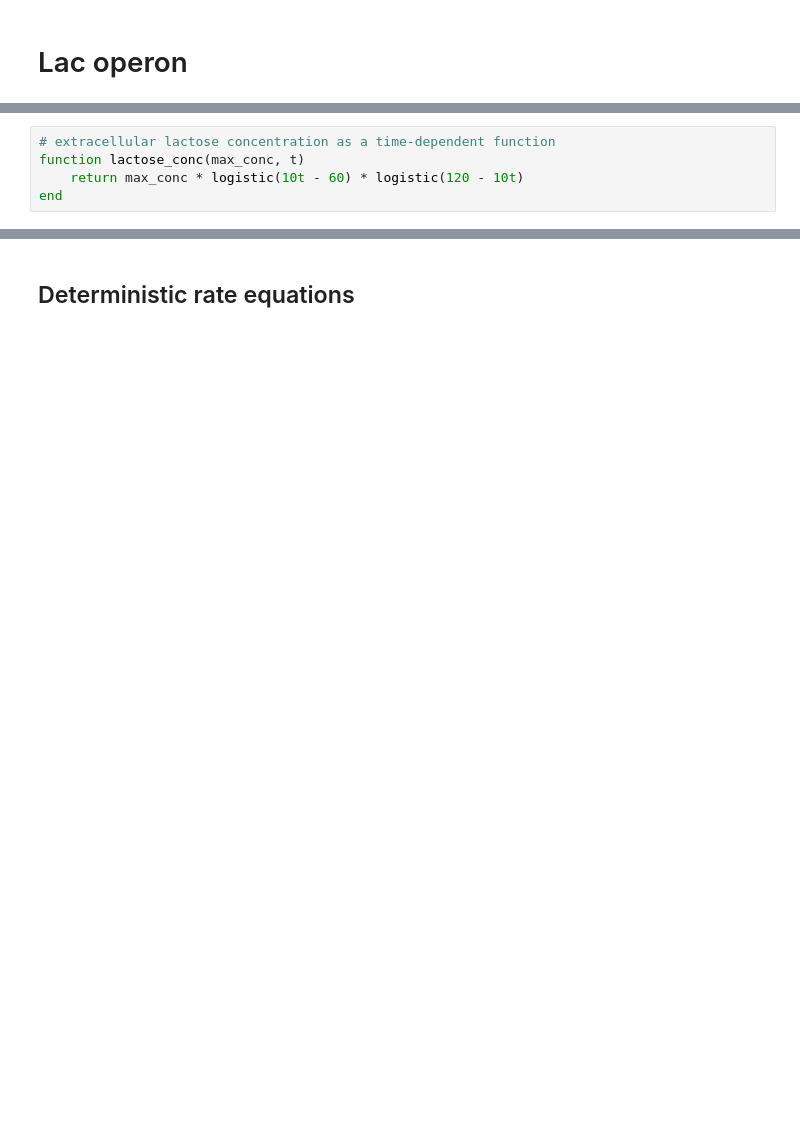
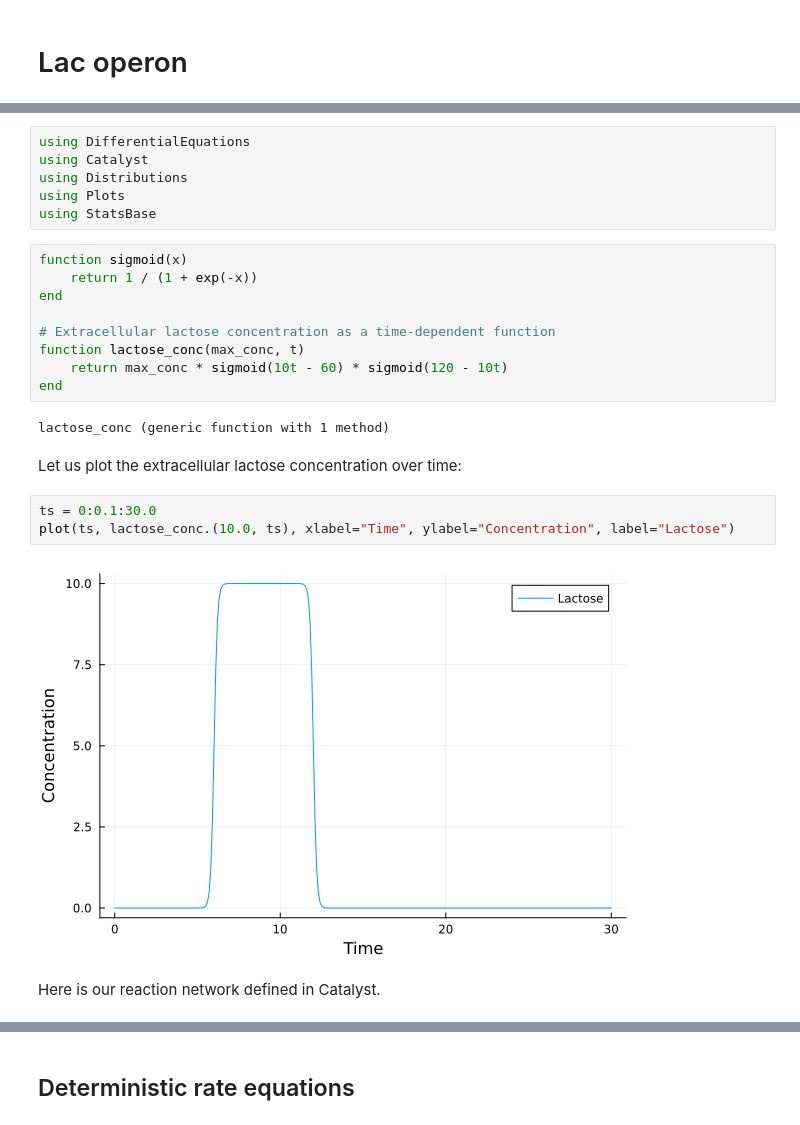
Before and after one commit to leham/StochasticSimulation_Bioinfo_Workshop, a Jupyter notebook: lac_operon.ipynb, the cells around one changed output, grey strips where cells are left out. Drawn from its saved outputs; the diff is of its cells as text; blank space fills up the shorter version.

```diff
--- a/lac_operon.ipynb
+++ b/lac_operon.ipynb
@@ -18,7 +27,28 @@ Simplified model of lac operon mostly inspired by [this textbook](https://www.ma
+# %%
+using DifferentialEquations
+using Catalyst
+using Distributions
+using Plots
+using StatsBase
 # %%
-# extracellular lactose concentration as a time-dependent function
+function sigmoid(x)
+    return 1 / (1 + exp(-x))
+end
+
+# Extracellular lactose concentration as a time-dependent function
 function lactose_conc(max_conc, t)
-    return max_conc * logistic(10t - 60) * logistic(120 - 10t)
+    return max_conc * sigmoid(10t - 60) * sigmoid(120 - 10t)
 end
+# %% [output]
+lactose_conc (generic function with 1 method)
+# %% [markdown]
+Let us plot the extracellular lactose concentration over time:
+# %%
+ts = 0:0.1:30.0
+plot(ts, lactose_conc.(10.0, ts), xlabel="Time", ylabel="Concentration", label="Lactose")
+# %% [output]
+[figure, added]
+# %% [markdown]
+Here is our reaction network defined in Catalyst.
 # %%
 rn = @reaction_network begin
```
Also changed, not shown: parts of 45 cells of this notebook, 9 other files.
